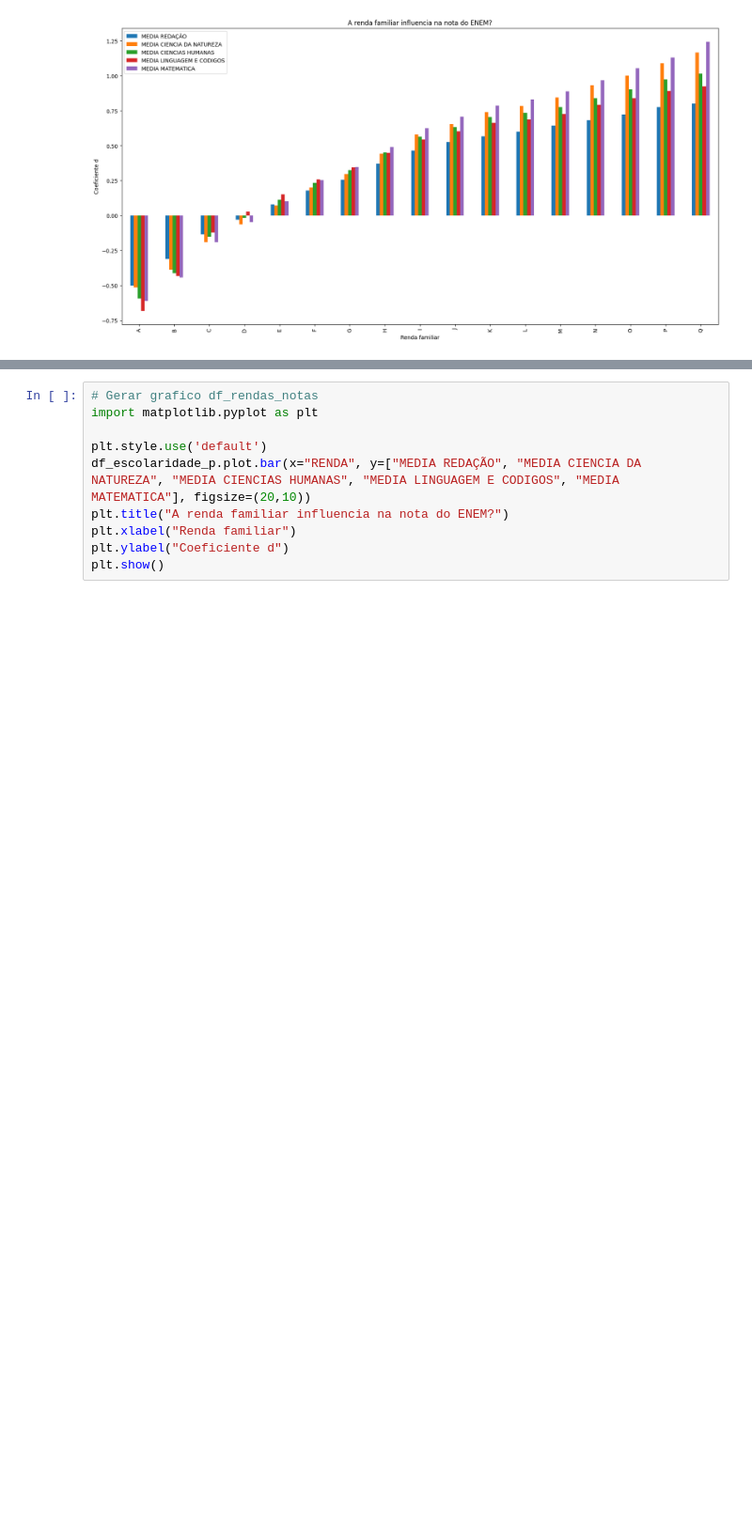
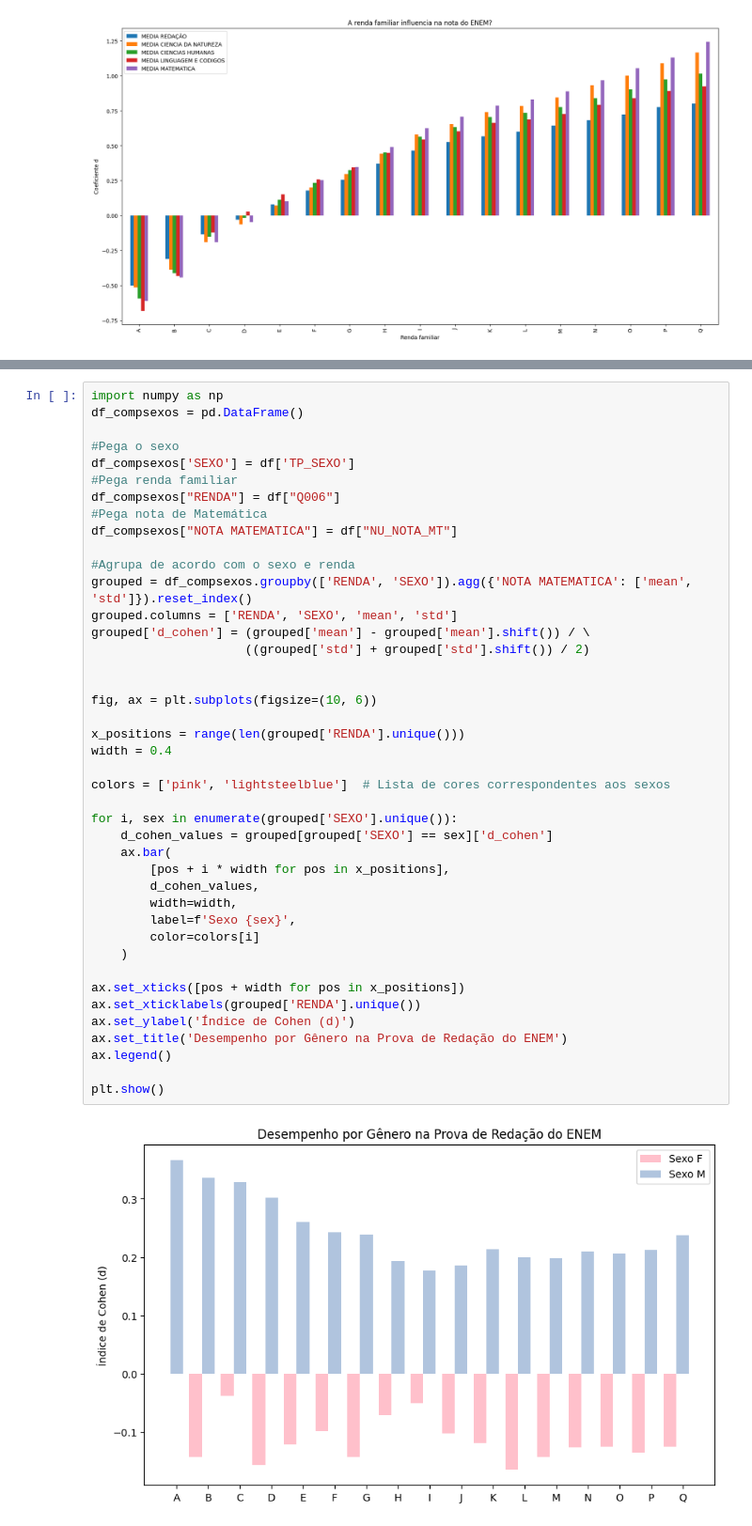
Before and after one commit to giuvallente/APS1-CDADOS, a Jupyter notebook: main.ipynb, the cells around one changed output, grey strips where cells are left out. Shown at 94% size. Drawn from its saved outputs; the diff is of its cells as text; blank space fills up the shorter version.

Commit message:
Gráficos comparação sexo-renda

```diff
--- a/main.ipynb
+++ b/main.ipynb
@@ -258,10 +228,44 @@ df_escolaridade_pais
-# %%
-# Gerar grafico df_rendas_notas
-import matplotlib.pyplot as plt
-
-plt.style.use('default')
-df_escolaridade_p.plot.bar(x="RENDA", y=["MEDIA REDAÇÃO", "MEDIA CIENCIA DA NATUREZA", "MEDIA CIENCIAS HUMANAS", "MEDIA LINGUAGEM E CODIGOS", "MEDIA MATEMATICA"], figsize=(20,10))
-plt.title("A renda familiar influencia na nota do ENEM?")
-plt.xlabel("Renda familiar")
-plt.ylabel("Coeficiente d")
-plt.show()
+# %%
+import numpy as np
+df_compsexos = pd.DataFrame()
+
+#Pega o sexo
+df_compsexos['SEXO'] = df['TP_SEXO']
+#Pega renda familiar
+df_compsexos["RENDA"] = df["Q006"]
+#Pega nota de Matemática
+df_compsexos["NOTA MATEMATICA"] = df["NU_NOTA_MT"]
+
+#Agrupa de acordo com o sexo e renda
+grouped = df_compsexos.groupby(['RENDA', 'SEXO']).agg({'NOTA MATEMATICA': ['mean', 'std']}).reset_index()
+grouped.columns = ['RENDA', 'SEXO', 'mean', 'std']
+grouped['d_cohen'] = (grouped['mean'] - grouped['mean'].shift()) / \
+                     ((grouped['std'] + grouped['std'].shift()) / 2)
+
+
+fig, ax = plt.subplots(figsize=(10, 6))
+
+x_positions = range(len(grouped['RENDA'].unique()))
+width = 0.4
+
+colors = ['pink', 'lightsteelblue']  # Lista de cores correspondentes aos sexos
+
+for i, sex in enumerate(grouped['SEXO'].unique()):
+    d_cohen_values = grouped[grouped['SEXO'] == sex]['d_cohen']
+    ax.bar(
+        [pos + i * width for pos in x_positions],
+        d_cohen_values,
+        width=width,
+        label=f'Sexo {sex}',
+        color=colors[i]
+    )
+
+ax.set_xticks([pos + width for pos in x_positions])
+ax.set_xticklabels(grouped['RENDA'].unique())
+ax.set_ylabel('Índice de Cohen (d)')
+ax.set_title('Desempenho por Gênero na Prova de Redação do ENEM')
+ax.legend()
+
+plt.show()
+# %% [output]
+[figure, added]
```
Also changed, not shown: parts of 3 cells of this notebook.
